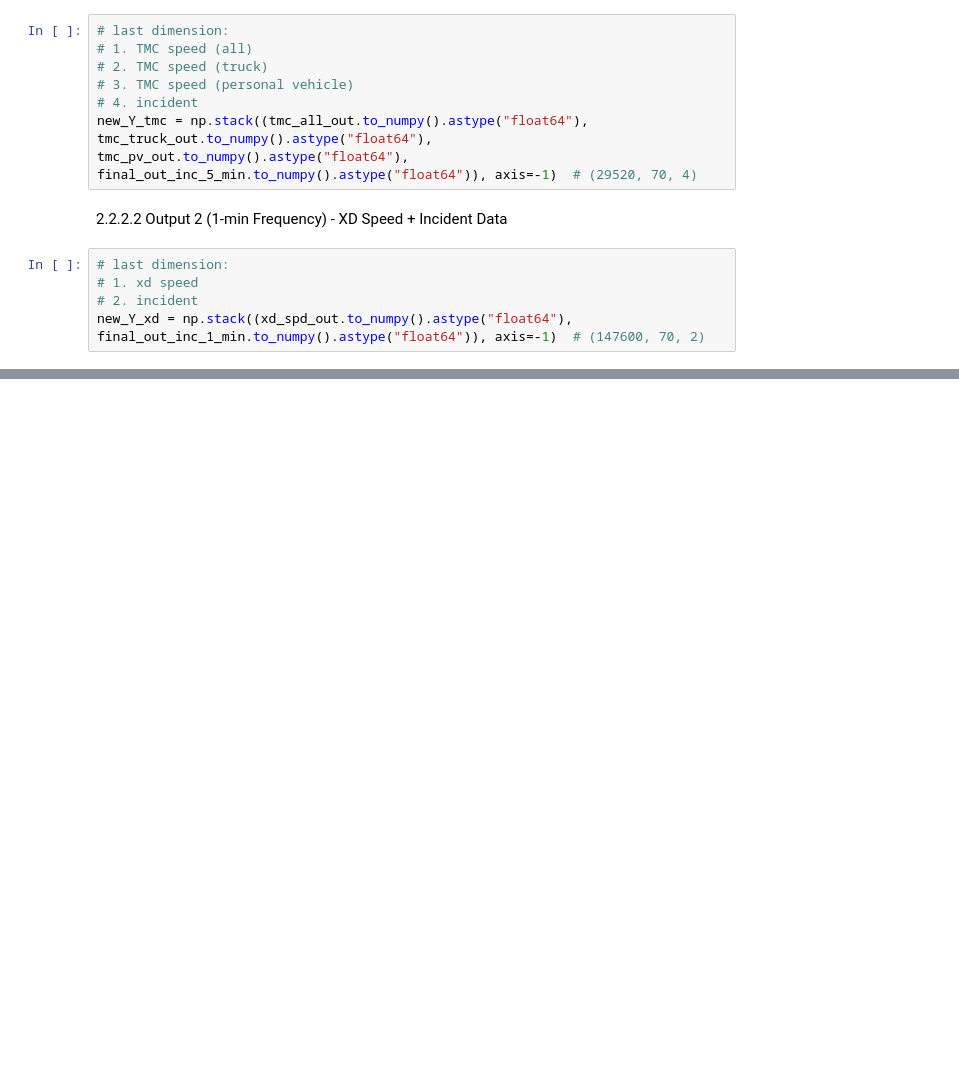
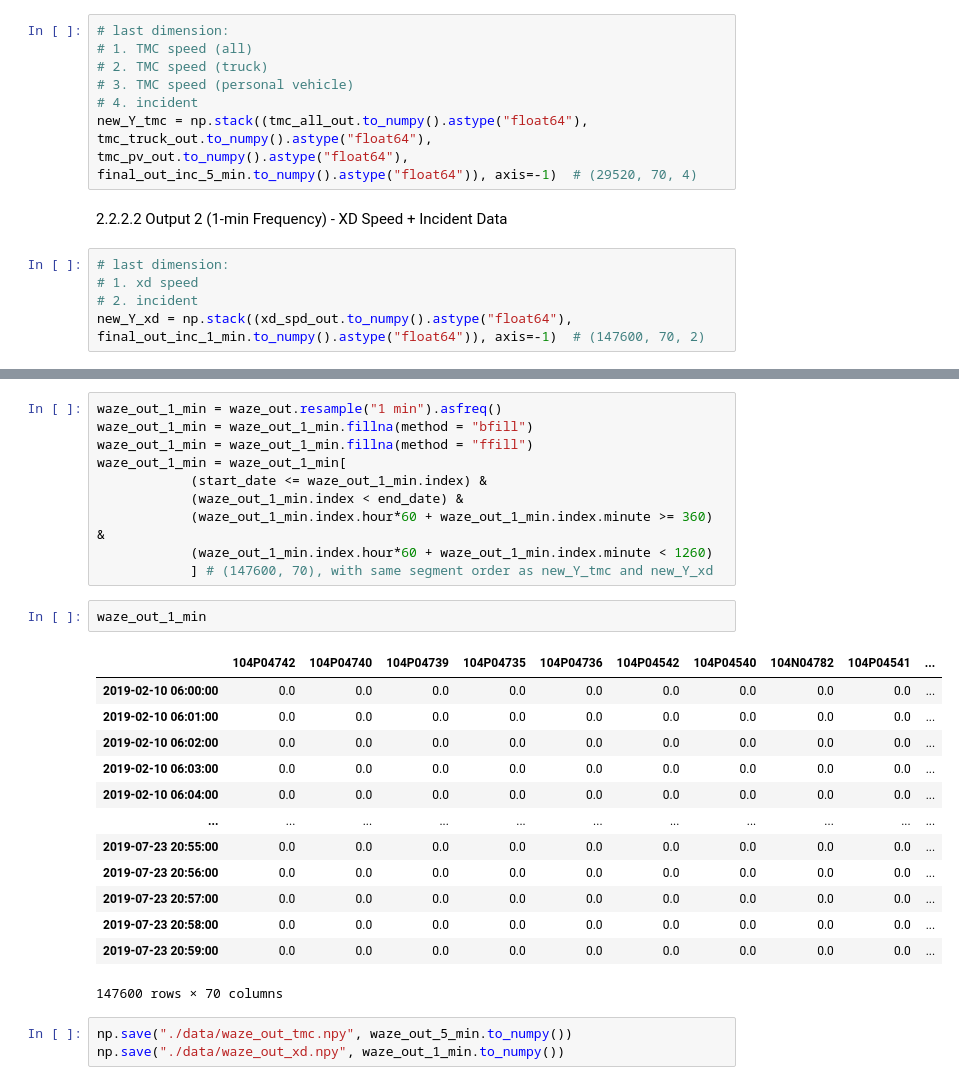
Before and after one commit to HaoWoo96/Traffic-Prediction, a Jupyter notebook: data_preprocessing_v2_TMC.ipynb, the cells around one changed output, grey strips where cells are left out. Drawn from its saved outputs; the diff is of its cells as text; blank space fills up the shorter version.

```diff
--- a/data_preprocessing_v2_TMC.ipynb
+++ b/data_preprocessing_v2_TMC.ipynb
@@ -633,0 +698,29 @@ np.save("data/new_Y_xd.npy", new_Y_xd)
+# %%
+waze_out_1_min = waze_out.resample("1 min").asfreq()
+waze_out_1_min = waze_out_1_min.fillna(method = "bfill")
+waze_out_1_min = waze_out_1_min.fillna(method = "ffill")
+waze_out_1_min = waze_out_1_min[
+            (start_date <= waze_out_1_min.index) &
+            (waze_out_1_min.index < end_date) &
+            (waze_out_1_min.index.hour*60 + waze_out_1_min.index.minute >= 360) &
+            (waze_out_1_min.index.hour*60 + waze_out_1_min.index.minute < 1260)
+            ] # (147600, 70), with same segment order as new_Y_tmc and new_Y_xd
+# %%
+waze_out_1_min
+# %% [output]
+|  | 104P04742 | 104P04740 | 104P04739 | 104P04735 | 104P04736 | 104P04542 | 104P04540 | 104N04782 | 104P04541 | ... |
+| 2019-02-10 06:00:00 | 0.0 | 0.0 | 0.0 | 0.0 | 0.0 | 0.0 | 0.0 | 0.0 | 0.0 | ... |
+| 2019-02-10 06:01:00 | 0.0 | 0.0 | 0.0 | 0.0 | 0.0 | 0.0 | 0.0 | 0.0 | 0.0 | ... |
+| 2019-02-10 06:02:00 | 0.0 | 0.0 | 0.0 | 0.0 | 0.0 | 0.0 | 0.0 | 0.0 | 0.0 | ... |
+| 2019-02-10 06:03:00 | 0.0 | 0.0 | 0.0 | 0.0 | 0.0 | 0.0 | 0.0 | 0.0 | 0.0 | ... |
+| 2019-02-10 06:04:00 | 0.0 | 0.0 | 0.0 | 0.0 | 0.0 | 0.0 | 0.0 | 0.0 | 0.0 | ... |
+| ... | ... | ... | ... | ... | ... | ... | ... | ... | ... | ... |
+| 2019-07-23 20:55:00 | 0.0 | 0.0 | 0.0 | 0.0 | 0.0 | 0.0 | 0.0 | 0.0 | 0.0 | ... |
+| 2019-07-23 20:56:00 | 0.0 | 0.0 | 0.0 | 0.0 | 0.0 | 0.0 | 0.0 | 0.0 | 0.0 | ... |
+| 2019-07-23 20:57:00 | 0.0 | 0.0 | 0.0 | 0.0 | 0.0 | 0.0 | 0.0 | 0.0 | 0.0 | ... |
+| 2019-07-23 20:58:00 | 0.0 | 0.0 | 0.0 | 0.0 | 0.0 | 0.0 | 0.0 | 0.0 | 0.0 | ... |
+| 2019-07-23 20:59:00 | 0.0 | 0.0 | 0.0 | 0.0 | 0.0 | 0.0 | 0.0 | 0.0 | 0.0 | ... |
+147600 rows × 70 columns
+# %%
+np.save("./data/waze_out_tmc.npy", waze_out_5_min.to_numpy())
+np.save("./data/waze_out_xd.npy", waze_out_1_min.to_numpy())
```
Also changed, not shown: parts of 24 cells of this notebook.
